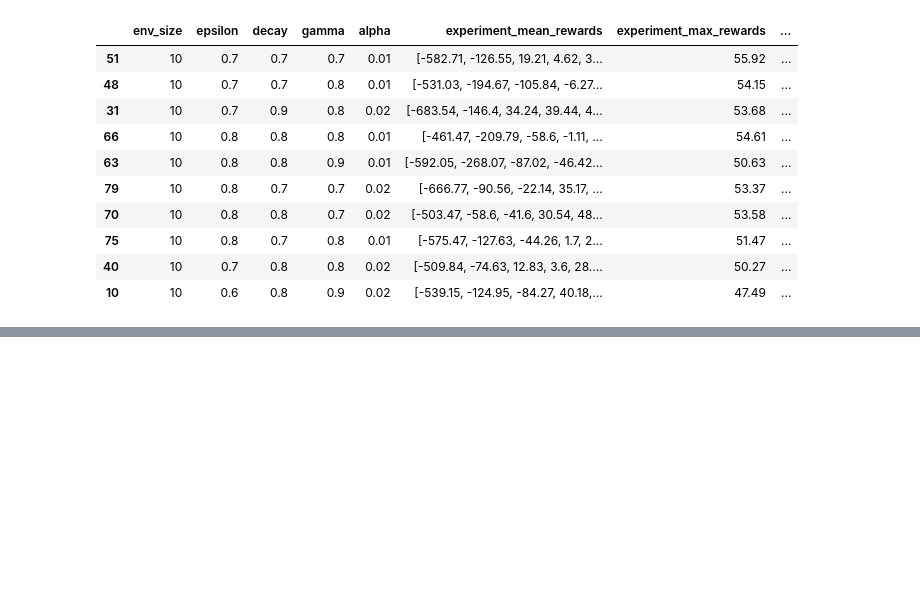
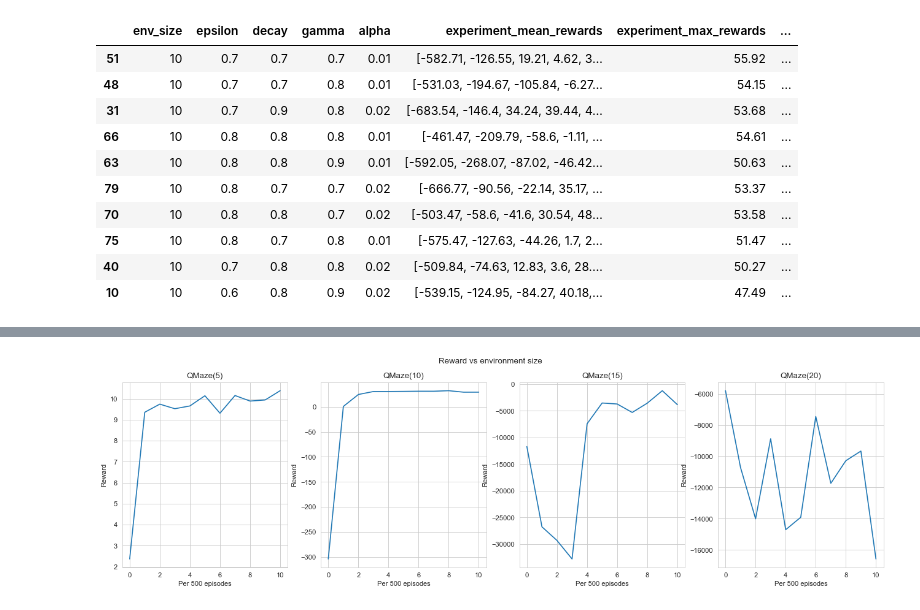
Before and after one commit to feiphoon/inm707-task2, a Jupyter notebook: src/maze/qlearning_analysis.ipynb, the cells around one changed output, grey strips where cells are left out. Cells and saved outputs as stored; diff of their text form; code cells hidden in the pictures; blank space fills up the shorter version.

```diff
--- a/src/maze/qlearning_analysis.ipynb
+++ b/src/maze/qlearning_analysis.ipynb
@@ -188,0 +199,3 @@ Performed the best with max reward of 55.92 and min turns taken at 13.46. Let's
+# %%
+size_results_df = pd.read_csv("results/20210411-074130/results_summary.csv")
+size_results_df.shape
@@ -188,0 +204,7 @@ Performed the best with max reward of 55.92 and min turns taken at 13.46. Let's
+# %%
+# Preprocessing for two columns and to get standard deviation columns
+size_results_df.loc[:,"experiment_mean_rewards"] = size_results_df.loc[:,"experiment_mean_rewards"].apply(lambda x: literal_eval(x))
+size_results_df.loc[:,"experiment_mean_turns_elapsed"] = size_results_df.loc[:,"experiment_mean_turns_elapsed"].apply(lambda x: literal_eval(x))
+size_results_df["rewards_std"] = size_results_df["experiment_mean_rewards"].apply(np.std)
+size_results_df["turns_elapsed_std"] = size_results_df["experiment_mean_turns_elapsed"].apply(np.std)
+size_results_df
@@ -188,0 +217,30 @@ Performed the best with max reward of 55.92 and min turns taken at 13.46. Let's
+# %%
+fig = plt.figure(figsize=(20, 5), dpi=80)
+plt.subplots_adjust(left=None, bottom=None, right=None, top=None, wspace=0.2, hspace=0.3)
+plt.suptitle("Reward vs environment size")
+
+ax1 = fig.add_subplot(1, 4, 1)
+sns.lineplot(data=size_results_df.loc[0]["experiment_mean_rewards"])
+plt.xlabel("Per 500 episodes");
+plt.ylabel("Reward");
+plt.title("QMaze(5)");
+
+ax2 = fig.add_subplot(1, 4, 2)
+sns.lineplot(data=size_results_df.loc[1]["experiment_mean_rewards"]);
+plt.xlabel("Per 500 episodes");
+plt.ylabel("Reward");
+plt.title("QMaze(10)");
+
+ax3 = fig.add_subplot(1, 4, 3)
+sns.lineplot(data=size_results_df.loc[2]["experiment_mean_rewards"]);
+plt.xlabel("Per 500 episodes");
+plt.ylabel("Reward");
+plt.title("QMaze(15)");
+
+ax4 = fig.add_subplot(1, 4, 4)
+sns.lineplot(data=size_results_df.loc[3]["experiment_mean_rewards"]);
+plt.xlabel("Per 500 episodes");
+plt.ylabel("Reward");
+plt.title("QMaze(20)");
+# %% [output]
+[figure, added]
```
Also changed, not shown: parts of 6 cells of this notebook.
